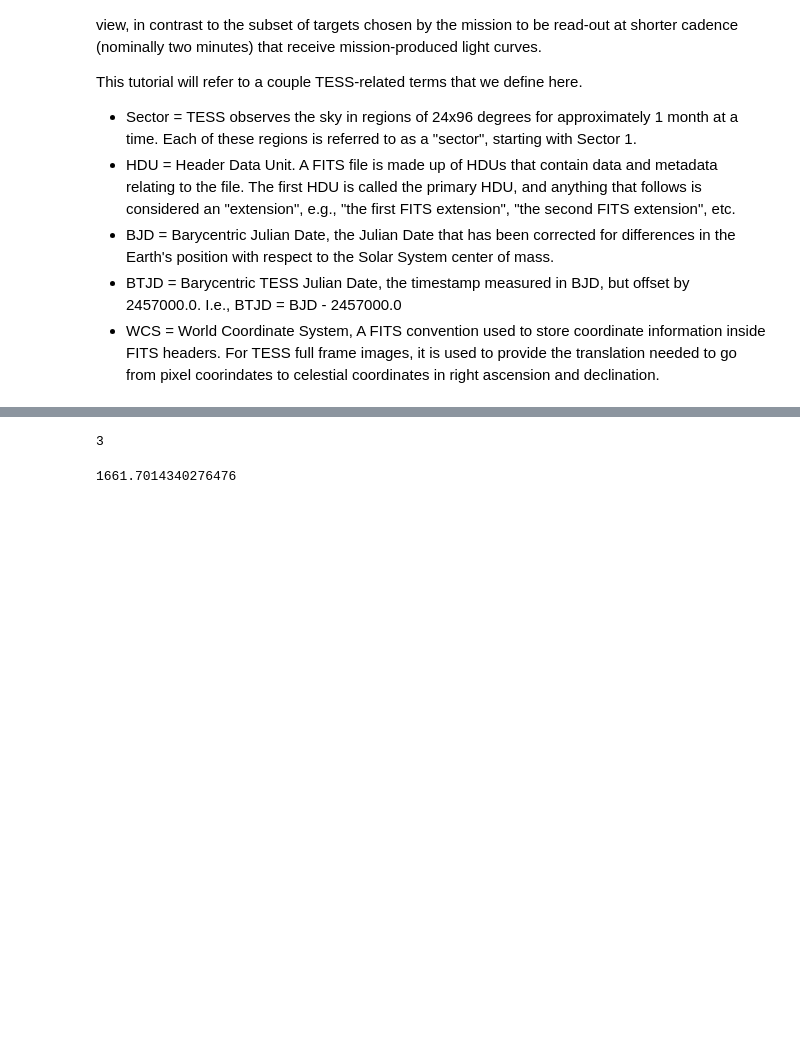
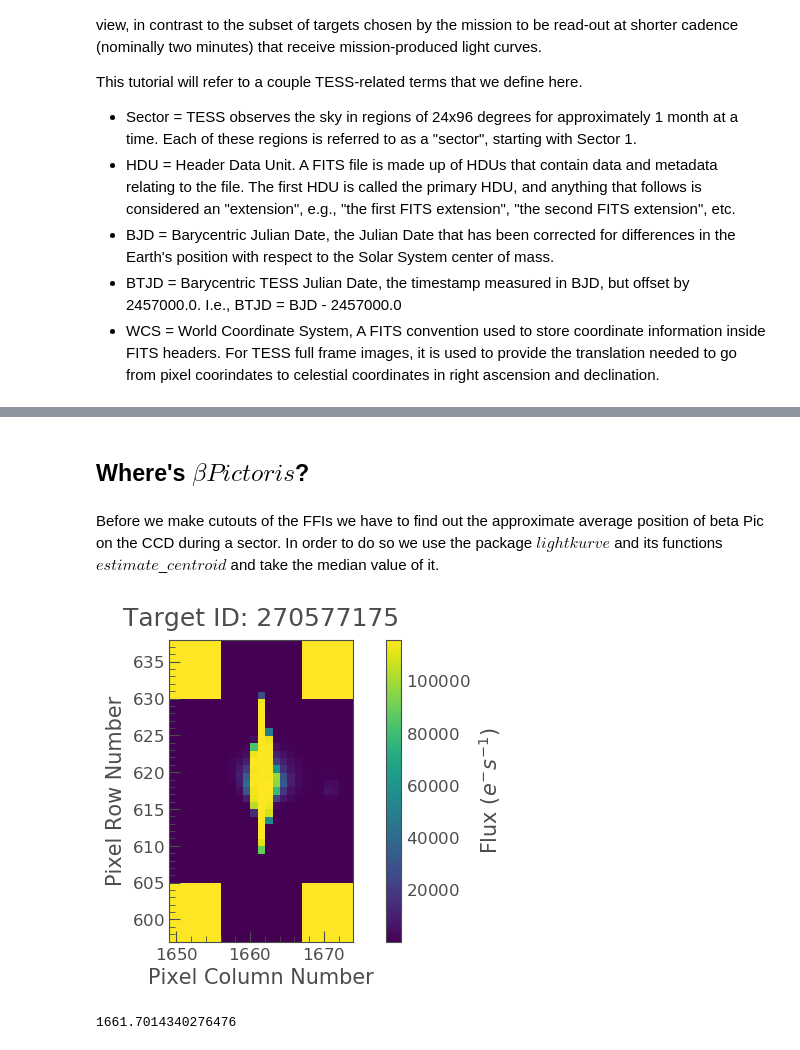
Before and after one commit to sebastian-zieba/betaPic_comet, a Jupyter notebook: betaPic_movies/ffi_movies.ipynb, the cells around one changed output, grey strips where cells are left out. Drawn from its saved outputs; the diff is of its cells as text; code cells hidden in the pictures; blank space fills up the shorter version.

```diff
--- a/betaPic_movies/ffi_movies.ipynb
+++ b/betaPic_movies/ffi_movies.ipynb
@@ -130,3 +48,7 @@ Data annomalies are discussed in the TESS Setor 1 Data Release Notes. This brigh
+# %% [markdown]
+## Where's $\beta Pictoris$?
+# %% [markdown]
+Before we make cutouts of the FFIs we have to find out the approximate average position of beta Pic on the CCD during a sector. In order to do so we use the package $lightkurve$ and its functions $estimate$_$centroid$ and take the median value of it.
 # %%
 tpf = lk.search_targetpixelfile('beta Pictoris', sector=6).download()
 #tpf.show_properties()
@@ -138,7 +58,7 @@ tc = lk.search_tesscut('beta Pictoris', sector=6).download()
 # %%
-tpf.ccd
+tpf.plot();
 # %% [output]
-3
+[figure, added]
 # %%
 col
 # %% [output]
```
Also changed, not shown: parts of 33 cells of this notebook, 6 other files.
